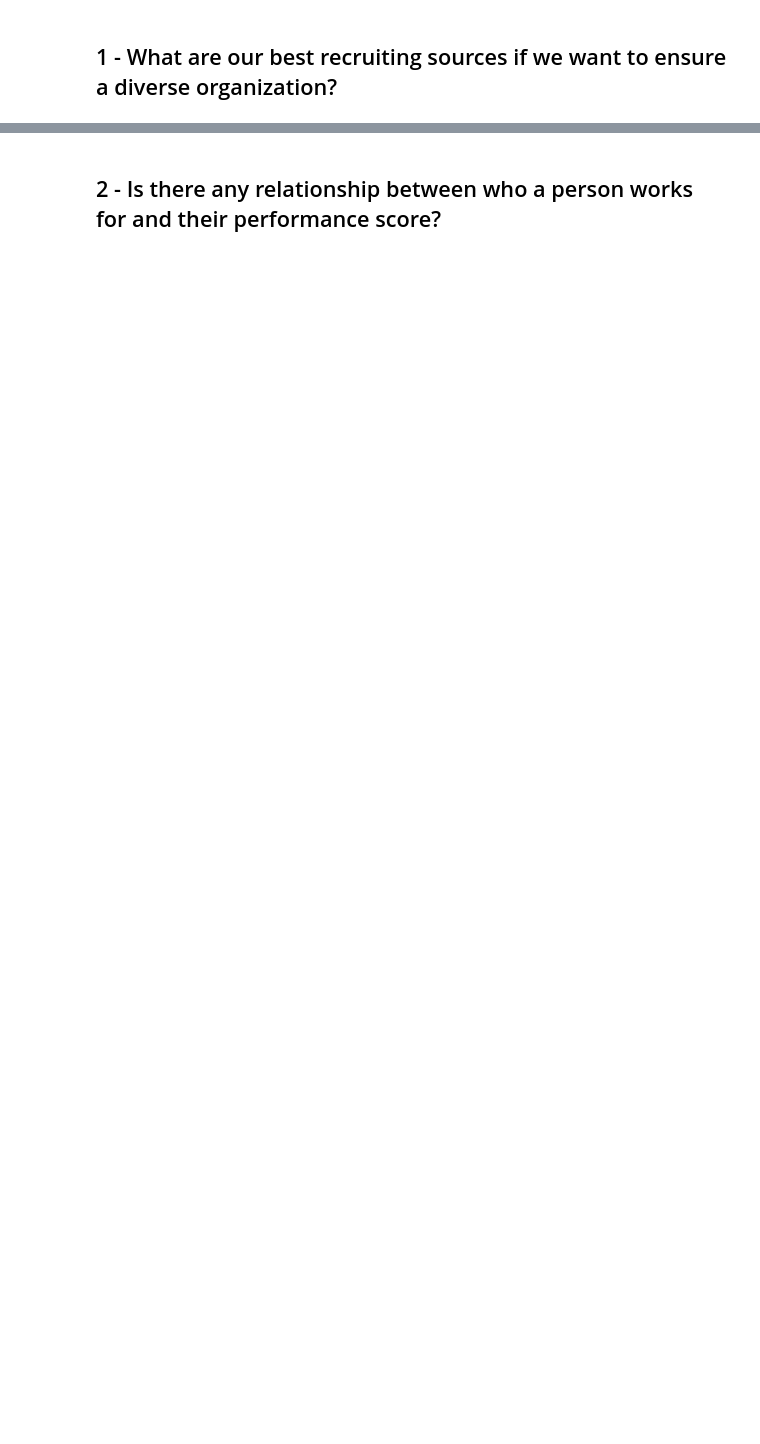
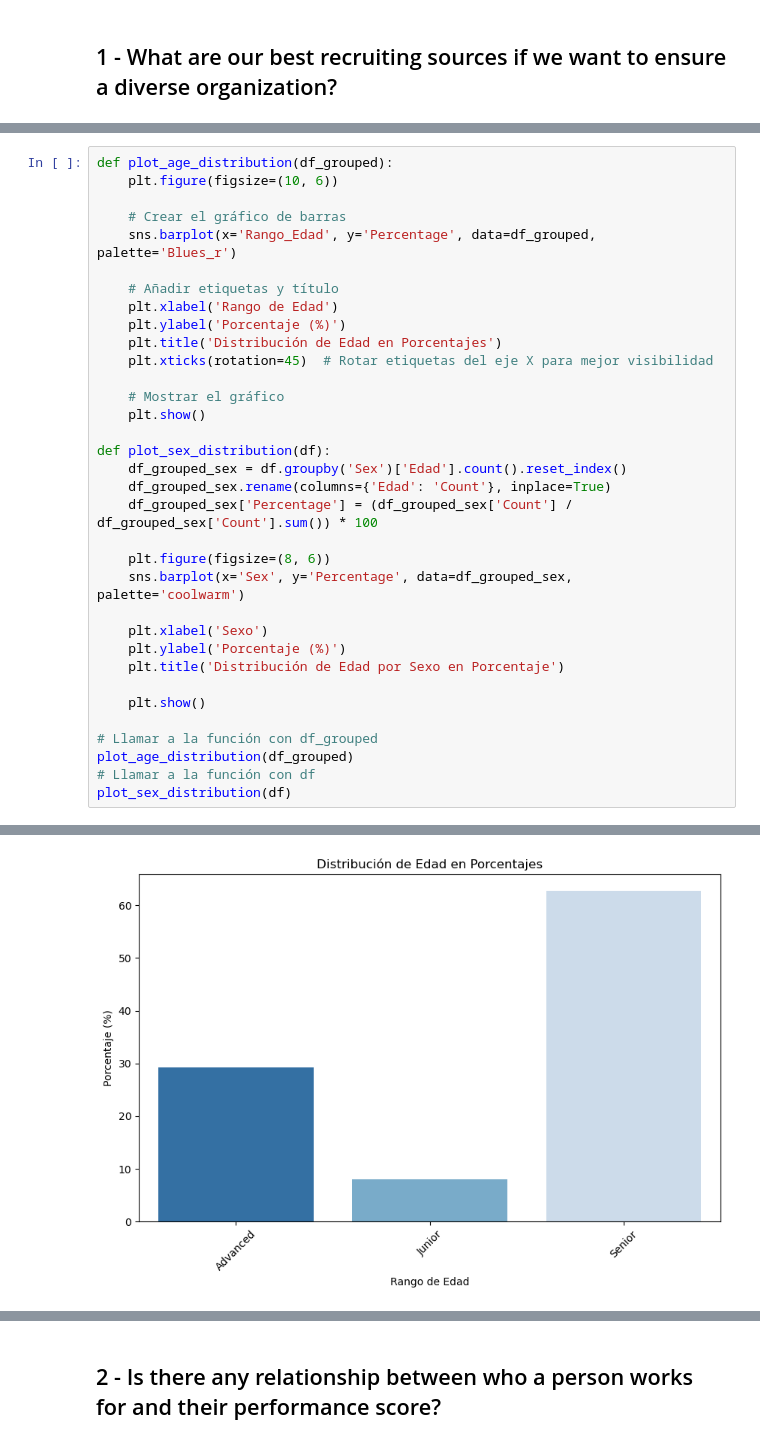
Before and after one commit to Mrivasesade/HR_Hackaton, a Jupyter notebook: HRAnalytics_Hackaton.ipynb, the cells around one changed output, grey strips where cells are left out. Saved outputs shown, nothing was run; the diff lists cells and outputs as text; blank space fills up the shorter version.

```diff
--- a/HRAnalytics_Hackaton.ipynb
+++ b/HRAnalytics_Hackaton.ipynb
@@ -216,0 +454,35 @@ plt.show()
+# %%
+def plot_age_distribution(df_grouped):
+    plt.figure(figsize=(10, 6))
+
+    # Crear el gráfico de barras
+    sns.barplot(x='Rango_Edad', y='Percentage', data=df_grouped, palette='Blues_r')
+
+    # Añadir etiquetas y título
+    plt.xlabel('Rango de Edad')
+    plt.ylabel('Porcentaje (%)')
+    plt.title('Distribución de Edad en Porcentajes')
+    plt.xticks(rotation=45)  # Rotar etiquetas del eje X para mejor visibilidad
+
+    # Mostrar el gráfico
+    plt.show()
+
+def plot_sex_distribution(df):
+    df_grouped_sex = df.groupby('Sex')['Edad'].count().reset_index()
+    df_grouped_sex.rename(columns={'Edad': 'Count'}, inplace=True)
+    df_grouped_sex['Percentage'] = (df_grouped_sex['Count'] / df_grouped_sex['Count'].sum()) * 100
+
+    plt.figure(figsize=(8, 6))
+    sns.barplot(x='Sex', y='Percentage', data=df_grouped_sex, palette='coolwarm')
+
+    plt.xlabel('Sexo')
+    plt.ylabel('Porcentaje (%)')
+    plt.title('Distribución de Edad por Sexo en Porcentaje')
+
+    plt.show()
+
+# Llamar a la función con df_grouped
+plot_age_distribution(df_grouped)
+# Llamar a la función con df
+plot_sex_distribution(df)
+# %% [output]
@@ -216,0 +492 @@ plt.show()
+[figure, added]
```
Also changed, not shown: parts of 30 cells of this notebook.
